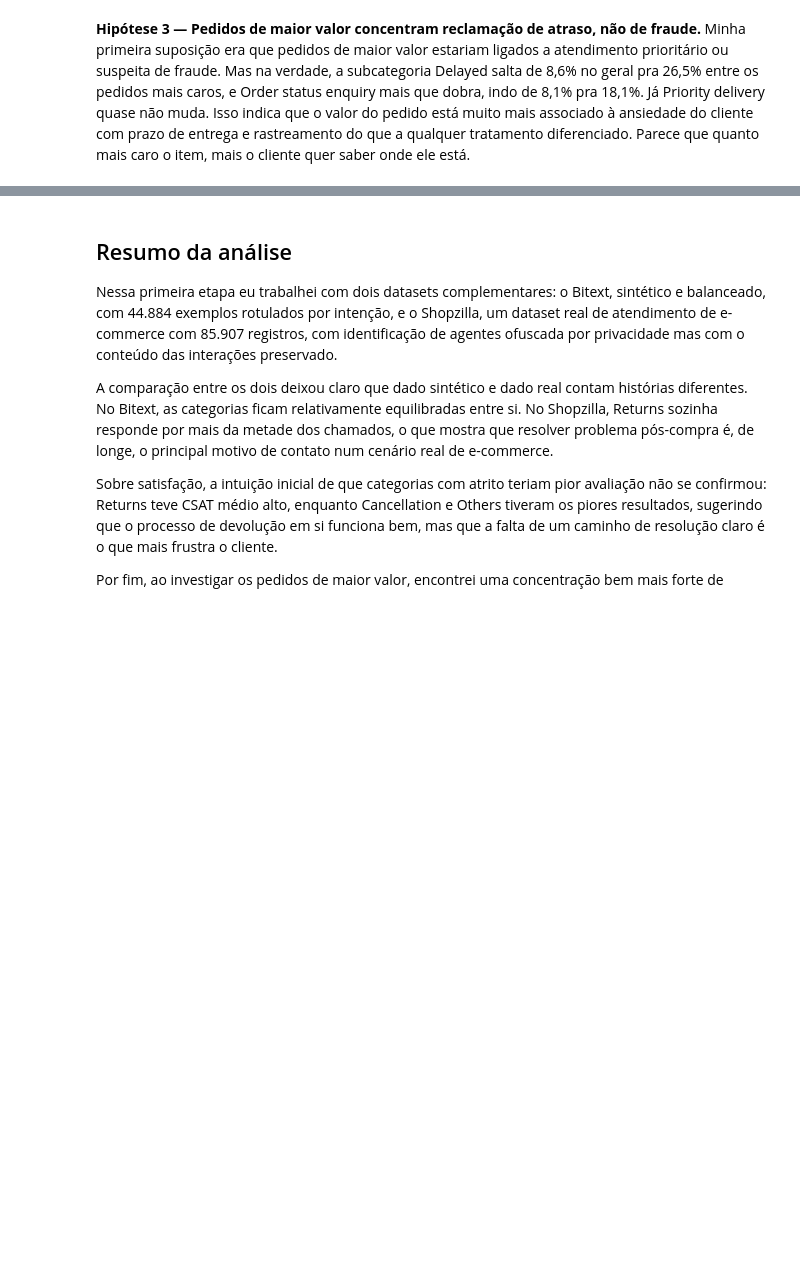
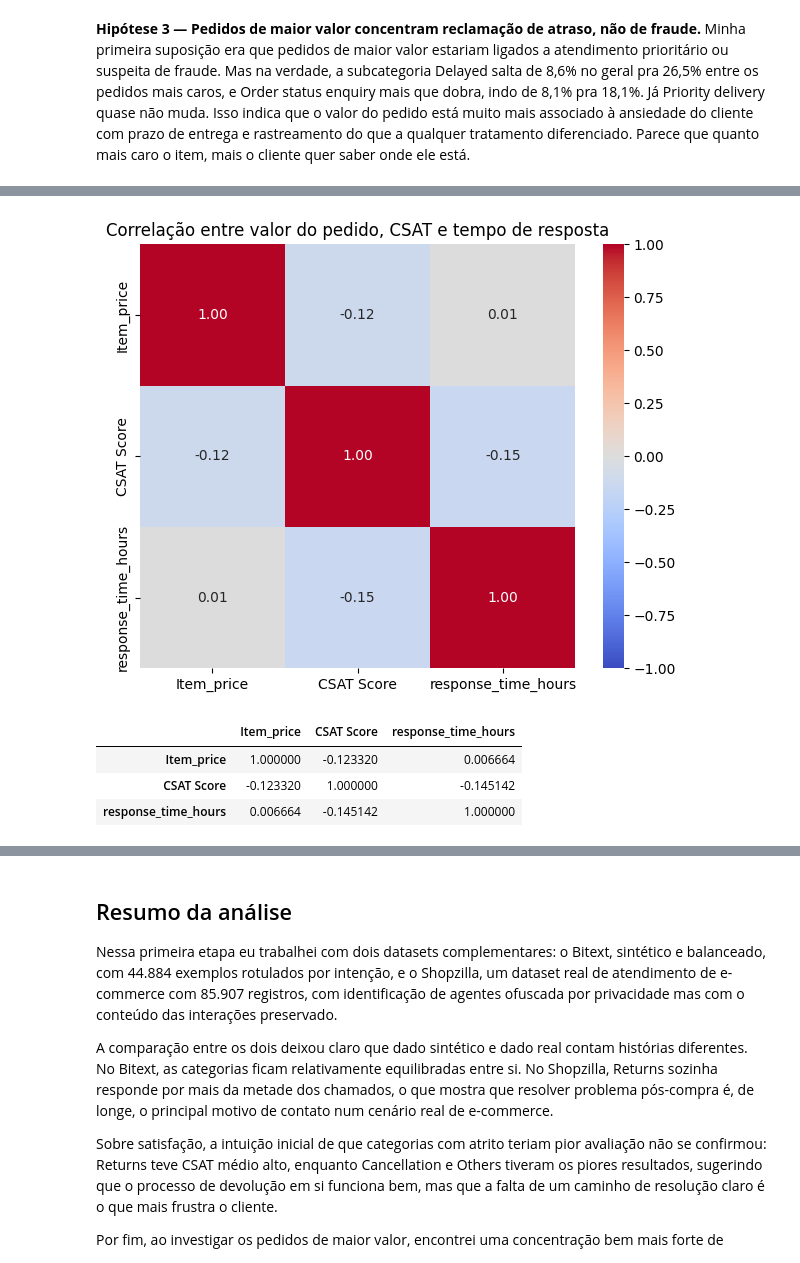
Before and after one commit to arthurvicttor/e-comshield, a Jupyter notebook: agent/01_eda.ipynb, the cells around one changed output, grey strips where cells are left out. Cells and saved outputs as stored; diff of their text form; code cells hidden in the pictures; blank space fills up the shorter version.

Commit message:
TP2: aprofunda EDA com heatmap, scatter plots e teste de hipótese (Mann-Whitney)

```diff
--- a/agent/01_eda.ipynb
+++ b/agent/01_eda.ipynb
@@ -343,0 +360,7 @@ comparacao.sort_values('diferenca', ascending=False).head(10)
+# %%
+df_shopzilla['Issue_reported at'] = pd.to_datetime(df_shopzilla['Issue_reported at'], errors='coerce', dayfirst=True)
+df_shopzilla['issue_responded'] = pd.to_datetime(df_shopzilla['issue_responded'], errors='coerce', dayfirst=True)
+df_shopzilla['response_time_hours'] = (df_shopzilla['issue_responded'] - df_shopzilla['Issue_reported at']).dt.total_seconds() / 3600
+
+print("Linhas com response_time_hours válido:", df_shopzilla['response_time_hours'].notna().sum(), "de", len(df_shopzilla))
+df_shopzilla['response_time_hours'].describe()
@@ -343,0 +384,19 @@ comparacao.sort_values('diferenca', ascending=False).head(10)
+# %%
+import numpy as np
+
+colunas_numericas = ['Item_price', 'CSAT Score', 'response_time_hours']
+matriz_corr = df_shopzilla[colunas_numericas].corr()
+
+plt.figure(figsize=(6, 5))
+sns.heatmap(matriz_corr, annot=True, cmap='coolwarm', vmin=-1, vmax=1, fmt=".2f")
+plt.title('Correlação entre valor do pedido, CSAT e tempo de resposta')
+plt.tight_layout()
+plt.show()
+
+matriz_corr
+# %% [output]
+[figure, added]
+|  | Item_price | CSAT Score | response_time_hours |
+| Item_price | 1.000000 | -0.123320 | 0.006664 |
+| CSAT Score | -0.123320 | 1.000000 | -0.145142 |
+| response_time_hours | 0.006664 | -0.145142 | 1.000000 |
```
Also changed, not shown: parts of 15 cells of this notebook, 2 other files.
